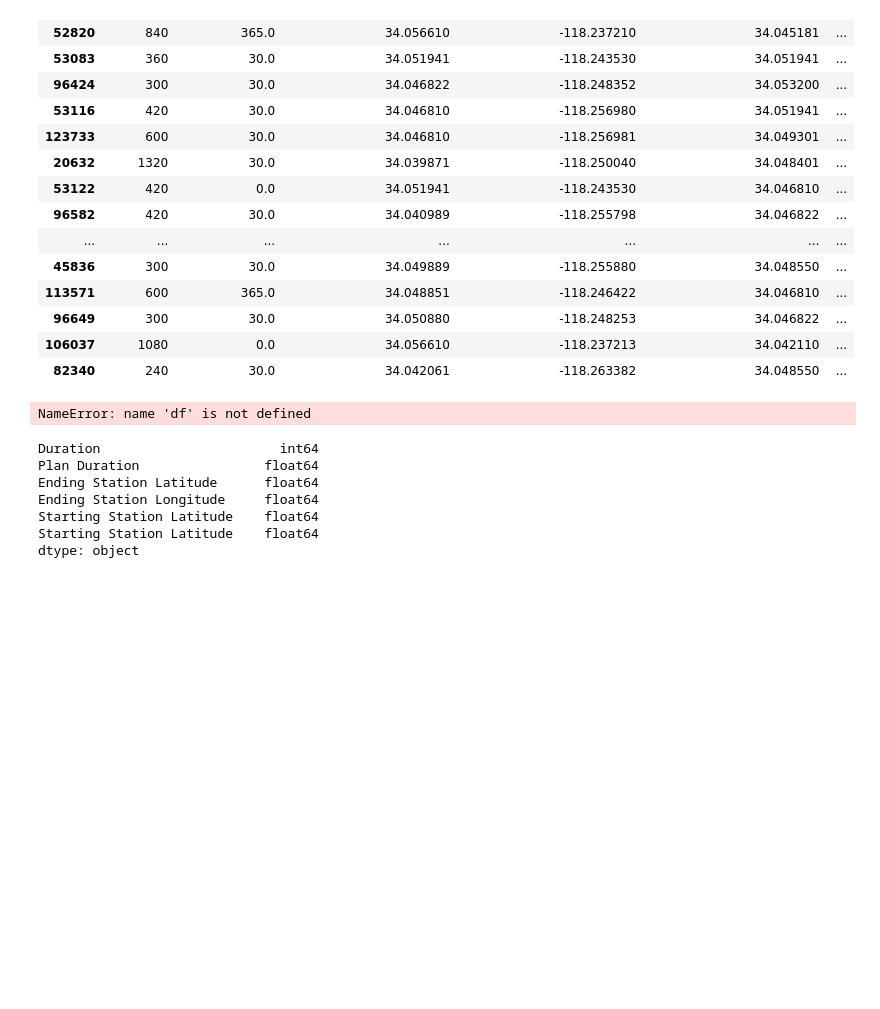
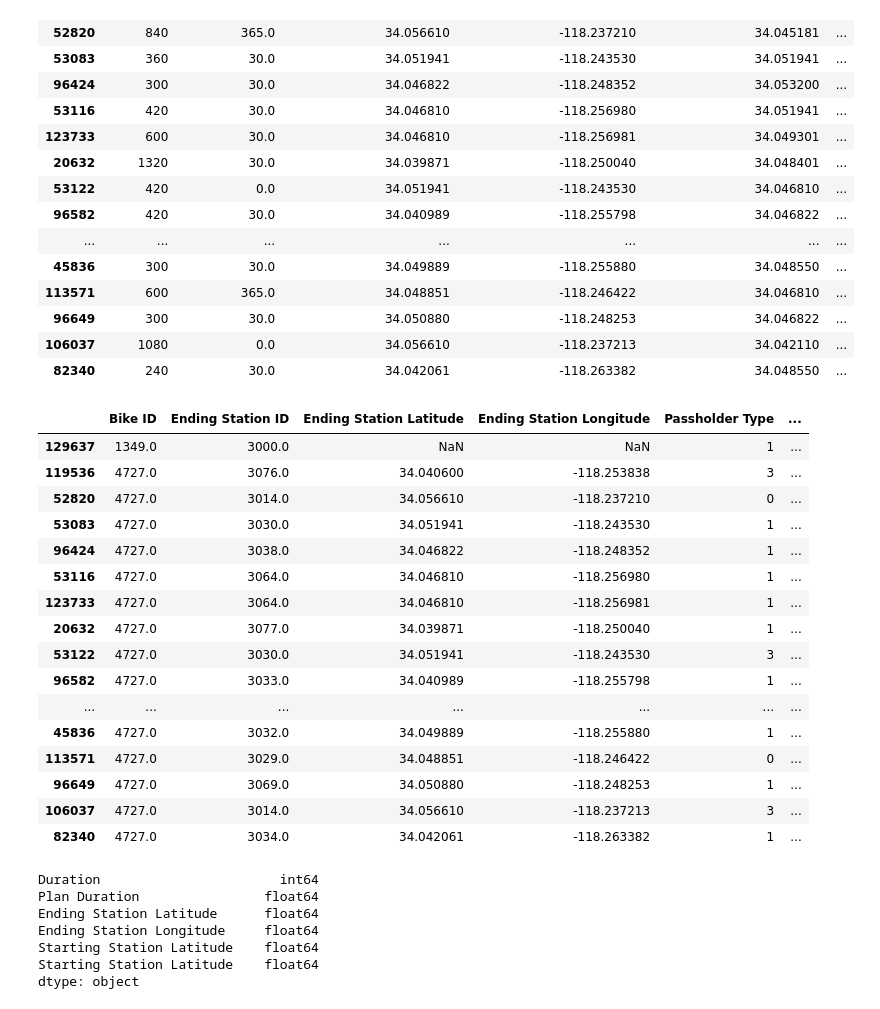
Before and after one commit to Apiquet/ADA_EPFL, a Jupyter notebook: ADA2018-Homework-master/01 - Pandas and Data Wrangling/Exercise 1.ipynb, the cells around one changed output. Drawn from its saved outputs; the diff is of its cells as text; code cells hidden in the pictures; blank space fills up the shorter version.

```diff
--- a/ADA2018-Homework-master/01 - Pandas and Data Wrangling/Exercise 1.ipynb
+++ b/ADA2018-Homework-master/01 - Pandas and Data Wrangling/Exercise 1.ipynb
@@ -400,10 +400,27 @@ df_metroBike_redundancy.head(20)
 | 82340 | 240 | 30.0 | 34.042061 | -118.263382 | 34.048550 | ... |
 # %%
 #Create dataframe without redundancy
+df_metroBike_withoutRedundancy = df_metroBike
 df_metroBike_withoutRedundancy.drop(df_metroBike_withoutRedundancy.columns[[1, 2]], axis=1, inplace=True)
 df_metroBike_withoutRedundancy.head(20)
 # %% [output]
-NameError: name 'df' is not defined
+|  | Bike ID | Ending Station ID | Ending Station Latitude | Ending Station Longitude | Passholder Type | ... |
+| 129637 | 1349.0 | 3000.0 | NaN | NaN | 1 | ... |
+| 119536 | 4727.0 | 3076.0 | 34.040600 | -118.253838 | 3 | ... |
+| 52820 | 4727.0 | 3014.0 | 34.056610 | -118.237210 | 0 | ... |
+| 53083 | 4727.0 | 3030.0 | 34.051941 | -118.243530 | 1 | ... |
+| 96424 | 4727.0 | 3038.0 | 34.046822 | -118.248352 | 1 | ... |
+| 53116 | 4727.0 | 3064.0 | 34.046810 | -118.256980 | 1 | ... |
+| 123733 | 4727.0 | 3064.0 | 34.046810 | -118.256981 | 1 | ... |
+| 20632 | 4727.0 | 3077.0 | 34.039871 | -118.250040 | 1 | ... |
+| 53122 | 4727.0 | 3030.0 | 34.051941 | -118.243530 | 3 | ... |
+| 96582 | 4727.0 | 3033.0 | 34.040989 | -118.255798 | 1 | ... |
+| ... | ... | ... | ... | ... | ... | ... |
+| 45836 | 4727.0 | 3032.0 | 34.049889 | -118.255880 | 1 | ... |
+| 113571 | 4727.0 | 3029.0 | 34.048851 | -118.246422 | 0 | ... |
+| 96649 | 4727.0 | 3069.0 | 34.050880 | -118.248253 | 1 | ... |
+| 106037 | 4727.0 | 3014.0 | 34.056610 | -118.237213 | 3 | ... |
+| 82340 | 4727.0 | 3034.0 | 34.042061 | -118.263382 | 1 | ... |
 # %%
 #Displaying dataframe redundancy types
 df_metroBike_redundancy.dtypes
```
Also changed, not shown: parts of 1 cell of this notebook.
